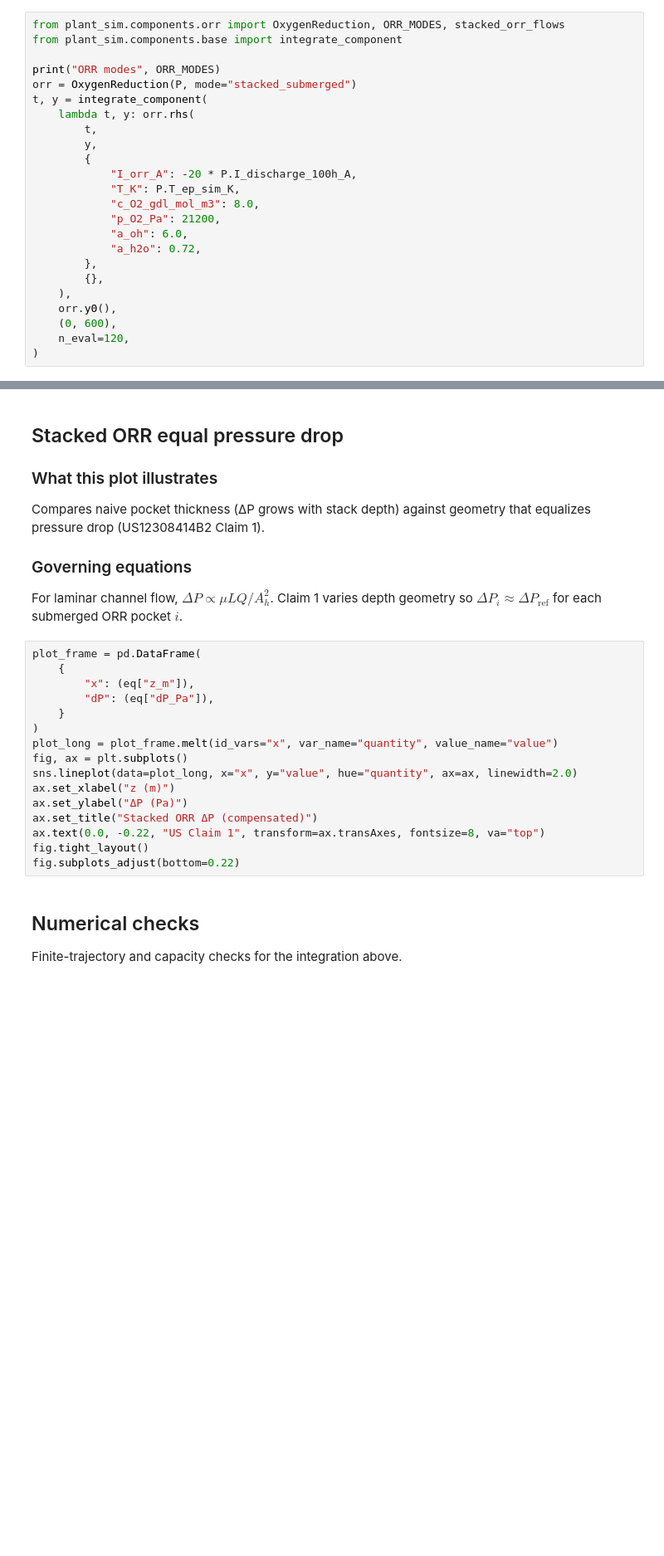
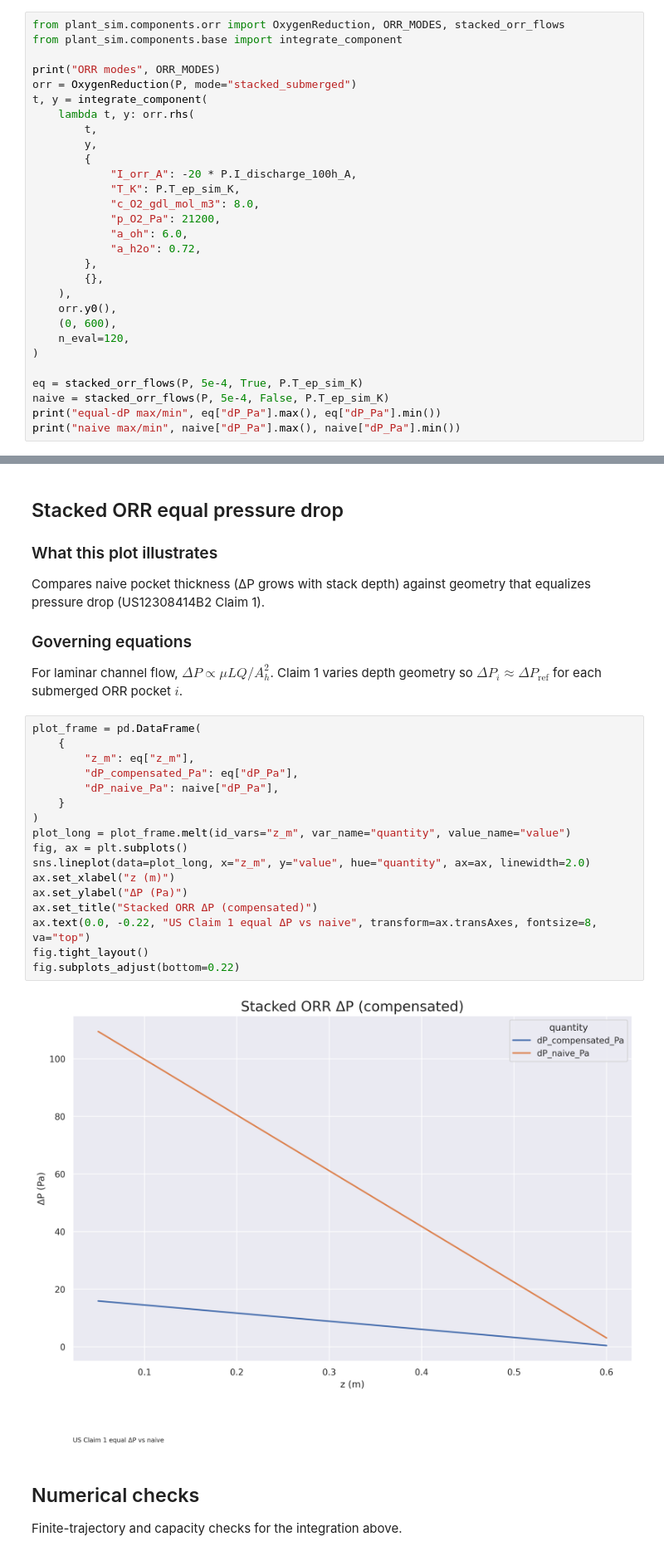
Before and after one commit to dapperfu/iron-air-modeling, a Jupyter notebook: plant_sim/03_ORR.ipynb, the cells around one changed output, grey strips where cells are left out. Shown at 83% size. Cells and saved outputs as stored; diff of their text form; blank space fills up the shorter version.

```diff
--- a/plant_sim/03_ORR.ipynb
+++ b/plant_sim/03_ORR.ipynb
@@ -84,3 +87,8 @@ t, y = integrate_component(
     (0, 600),
     n_eval=120,
 )
+
+eq = stacked_orr_flows(P, 5e-4, True, P.T_ep_sim_K)
+naive = stacked_orr_flows(P, 5e-4, False, P.T_ep_sim_K)
+print("equal-dP max/min", eq["dP_Pa"].max(), eq["dP_Pa"].min())
+print("naive max/min", naive["dP_Pa"].max(), naive["dP_Pa"].min())
@@ -126,19 +140,22 @@ For laminar channel flow, $\Delta P \propto \mu L Q / A_h^2$. Claim 1 varies dep
 # %%
 plot_frame = pd.DataFrame(
     {
-        "x": (eq["z_m"]),
-        "dP": (eq["dP_Pa"]),
+        "z_m": eq["z_m"],
+        "dP_compensated_Pa": eq["dP_Pa"],
+        "dP_naive_Pa": naive["dP_Pa"],
     }
 )
-plot_long = plot_frame.melt(id_vars="x", var_name="quantity", value_name="value")
+plot_long = plot_frame.melt(id_vars="z_m", var_name="quantity", value_name="value")
 fig, ax = plt.subplots()
-sns.lineplot(data=plot_long, x="x", y="value", hue="quantity", ax=ax, linewidth=2.0)
+sns.lineplot(data=plot_long, x="z_m", y="value", hue="quantity", ax=ax, linewidth=2.0)
 ax.set_xlabel("z (m)")
 ax.set_ylabel("ΔP (Pa)")
 ax.set_title("Stacked ORR ΔP (compensated)")
-ax.text(0.0, -0.22, "US Claim 1", transform=ax.transAxes, fontsize=8, va="top")
+ax.text(0.0, -0.22, "US Claim 1 equal ΔP vs naive", transform=ax.transAxes, fontsize=8, va="top")
 fig.tight_layout()
 fig.subplots_adjust(bottom=0.22)
+# %% [output]
+[figure, added]
 # %% [markdown]
 ## Numerical checks
 
```
Also changed, not shown: parts of 5 cells of this notebook.
